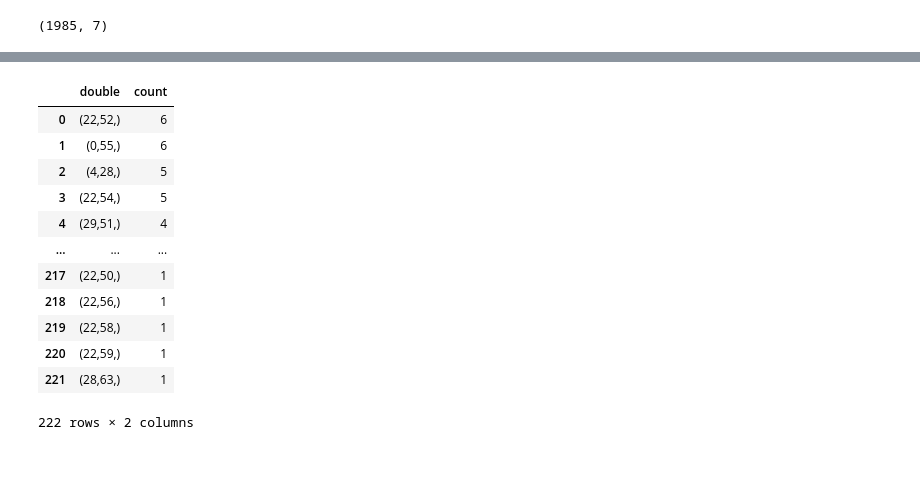
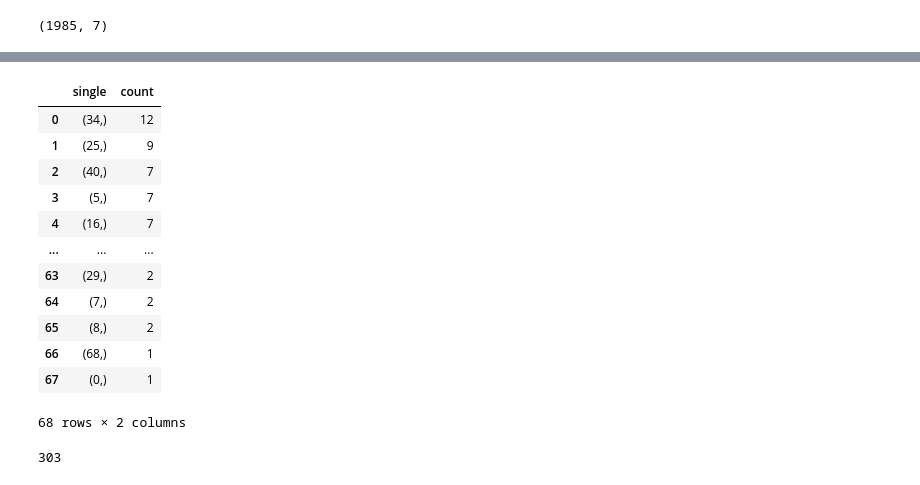
Before and after one commit to costasmexis/SDPCutSel, a Jupyter notebook: studyResults.ipynb, the cells around one changed output, grey strips where cells are left out. Drawn from its saved outputs; the diff is of its cells as text; code cells hidden in the pictures.

```diff
--- a/studyResults.ipynb
+++ b/studyResults.ipynb
@@ -100,0 +182,3 @@ for row in range(len(rank_list[:100])):
+# %%
+unique_doubles = calculate_doubles(rank_list[:100])
+len(unique_doubles[unique_doubles['count']>1])/100
@@ -101,18 +187,30 @@ for row in range(len(rank_list[:100])):
 # %%
-doubles = []
-triplets = []
-for row in range(len(first_ranks_list)):
-    A = first_ranks_list.iloc[row]['A']
-    B = first_ranks_list.iloc[row]['B']
-    C = first_ranks_list.iloc[row]['C']
+def calculate_doubles(rank_list):
+    doubles = []
+    singles = []
+    for row in range(len(rank_list)):
+        A = rank_list.iloc[row]['A']
+        B = rank_list.iloc[row]['B']
+        C = rank_list.iloc[row]['C']
 
-    doubles.append(f'{A},{B}')
-    doubles.append(f'{A},{C}')
-    doubles.append(f'{B},{C}')
+        doubles.append(f'{A},{B}')
+        doubles.append(f'{A},{C}')
+        doubles.append(f'{B},{C}')
 
-    triplets.append(f'{A},{B},{C}')
+        singles.append(f'{A}')
+        singles.append(f'{B}')
+        singles.append(f'{C}')
 
-doubles = pd.DataFrame(doubles).value_counts()
-unique_doubles = pd.DataFrame()
-unique_doubles['double']=doubles.index.values
-unique_doubles['count'] = doubles.values
+    doubles = pd.DataFrame(doubles).value_counts()
+    unique_doubles = pd.DataFrame()
+    unique_doubles['double']=doubles.index.values
+    unique_doubles['count'] = doubles.values
+
+    singles = pd.DataFrame(singles).value_counts()
+    unique_singles = pd.DataFrame()
+    unique_singles['single']=singles.index.values
+    unique_singles['count'] = singles.values
+
+    return unique_singles, unique_doubles
+
+unique_singles, unique_doubles = calculate_doubles(rank_list)
@@ -193,16 +217,20 @@ unique_doubles['count'] = doubles.values
-# %%
-unique_doubles
-# %% [output]
-|  | double | count |
-| 0 | (22,52,) | 6 |
-| 1 | (0,55,) | 6 |
-| 2 | (4,28,) | 5 |
-| 3 | (22,54,) | 5 |
-| 4 | (29,51,) | 4 |
-| ... | ... | ... |
-| 217 | (22,50,) | 1 |
-| 218 | (22,56,) | 1 |
-| 219 | (22,58,) | 1 |
-| 220 | (22,59,) | 1 |
-| 221 | (28,63,) | 1 |
-222 rows × 2 columns
+# %%
+unique_singles
+# %% [output]
+|  | single | count |
+| 0 | (34,) | 12 |
+| 1 | (25,) | 9 |
+| 2 | (40,) | 7 |
+| 3 | (5,) | 7 |
+| 4 | (16,) | 7 |
+| ... | ... | ... |
+| 63 | (29,) | 2 |
+| 64 | (7,) | 2 |
+| 65 | (8,) | 2 |
+| 66 | (68,) | 1 |
+| 67 | (0,) | 1 |
+68 rows × 2 columns
+# %%
+unique_singles['count'].sum()
+# %% [output]
+303
```
Also changed, not shown: parts of 13 cells of this notebook, 21 other files.
